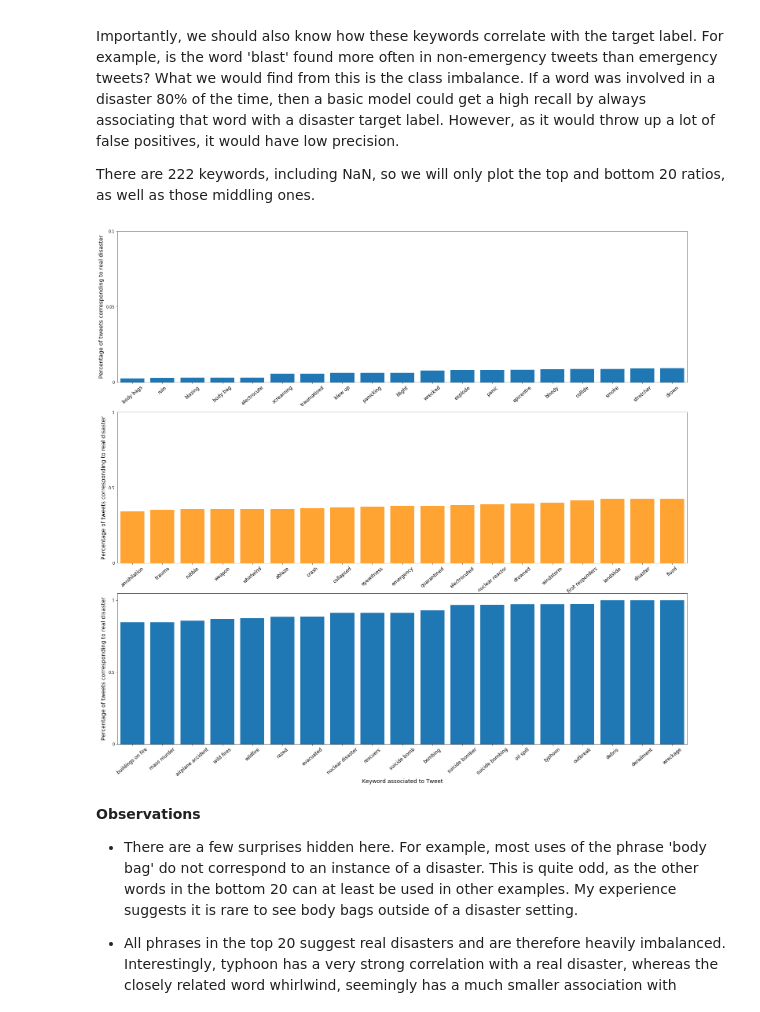
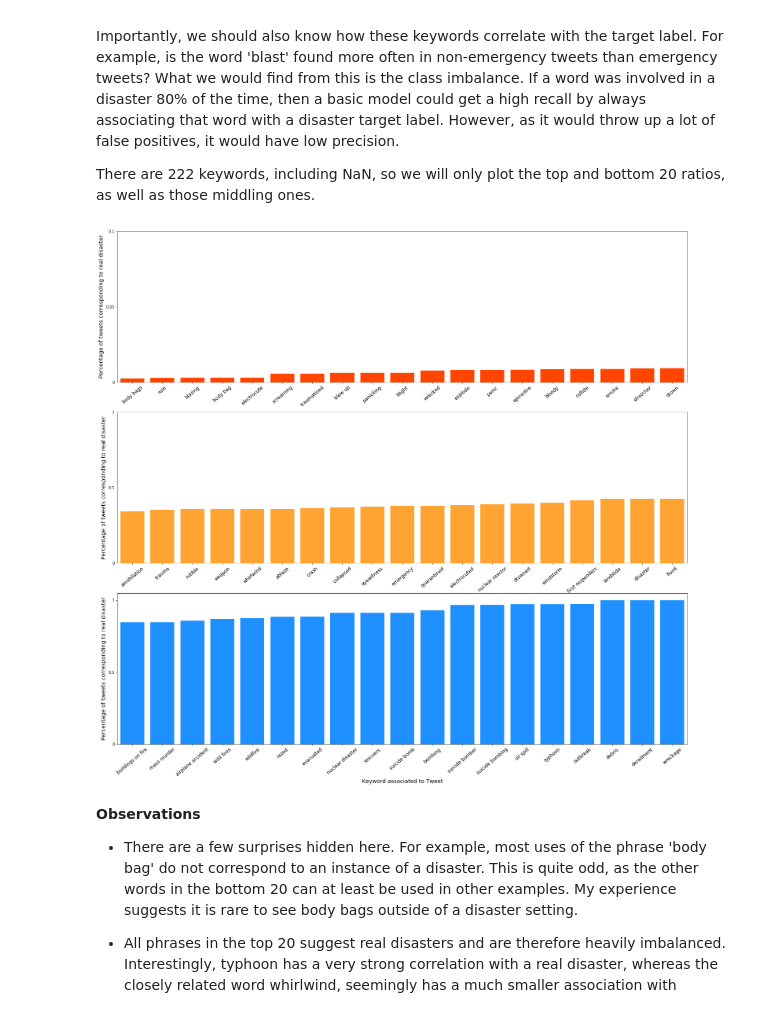
Before and after one commit to erick-hm/DisasterTweetsNLP, a Jupyter notebook: DisasterTweetsNLP_NaiveBayes.ipynb, the cells around one changed output. Drawn from its saved outputs; the diff is of its cells as text; code cells hidden in the pictures.

```diff
--- a/DisasterTweetsNLP_NaiveBayes.ipynb
+++ b/DisasterTweetsNLP_NaiveBayes.ipynb
@@ -53,8 +91,8 @@ tweets['keyword'].unique();
 tweets['location'].unique();
 # %%
 #Previewing some tweets
-print('''This is a preview of the first 5 tweets all of which correspond to real disasters:
+print('''This is a preview of the first 10 tweets, all of which correspond to real disasters:
       ''')
-for i in range(5):
+for i in range(20):
     print(('%d. '+tweets['text'][i]) % i)
 # %% [output]
@@ -144,39 +239,17 @@ tweets['text'] = tweets['text'].map(clean_tweet)
 import string
 
 def whitelisted(text):
-    whitelist = string.ascii_letters + string.digits + ' ' + '\'' + '.'
-    new_s = ''
+    whitelist = string.ascii_letters + string.digits + ' ' + '\'' + '.' + ':' + '$£' #last two for time and money
+    new_str = ''
     for char in text:
         if char in whitelist:
-            new_s += char
+            new_str += char
         else:
-            new_s += ' '
+            new_str += ' '
 
-    return new_s.lower()
+    return new_str.lower()
 
 tweets['text'] = tweets['text'].map(whitelisted)
-
-
-#Removing twitter handles from text - not implemented yet
-def strip_links(text):
-    link_regex    = re.compile('((https?):((//)|(\\\\))+([\w\d:#@%/;$()~_?\+-=\\\.&](#!)?)*)', re.DOTALL)
-    links         = re.findall(link_regex, text)
-    for link in links:
-        text = text.replace(link[0], ', ')
-    return text
-
-def strip_all_entities(text):
-    entity_prefixes = ['@','#']
-    for separator in  string.punctuation:
-        if separator not in entity_prefixes :
-            text = text.replace(separator,' ')
-    words = []
-    for word in text.split():
-        word = word.strip()
-        if word:
-            if word[0] not in entity_prefixes:
-                words.append(word)
-    return ' '.join(words)
 # %% [markdown]
 ## Basic word analysis
 
@@ -220,36 +293,36 @@ middle_20_names = [name.replace('%20',' ') for name in middle_20_names]
 
 
 fig, ax = plt.subplots(figsize=(26,24), nrows = 3)
 
-ax[0].bar([i for i in range(20)],bottom_20)
+ax[0].bar([i for i in range(20)],bottom_20,color='orangered')
 ax[0].set_xticks([i for i in range(20)])
 ax[0].set_xticklabels(bottom_20_names,rotation=40,fontsize=12)
 ax[0].set_yticks([0,0.5,1])
 ax[0].set_yticklabels([0,0.05,0.1])
 ax[0].set_ylabel('Percentage of tweets corresponding to real disaster',fontsize = 14)
 #ax[0].set_xlabel('Keyword associated to Tweet',fontsize = 14)
 ax[0].set_xlim([0.5,19.5])
 
-ax[2].bar([i for i in range(20)],top_20)
+ax[2].bar([i for i in range(20)],top_20,color='dodgerblue')
 ax[2].set_xticks([i for i in range(20)])
 ax[2].set_xticklabels(top_20_names,rotation=40,fontsize=12)
 ax[2].set_yticks([0,0.5,1])
 ax[2].set_yticklabels([0,0.5,1])
 ax[2].set_ylabel('Percentage of tweets corresponding to real disaster',fontsize = 14)
 ax[2].set_xlabel('Keyword associated to Tweet',fontsize = 14)
 ax[2].set_xlim([0.5,19.5])
 
 ax[1].bar([i for i in range(20)],middle_20,alpha=0.8,color='darkorange')
 ax[1].set_xticks([i for i in range(20)])
 ax[1].set_xticklabels(middle_20_names,rotation=40,fontsize=12)
 ax[1].set_yticks([0,0.5,1])
 ax[1].set_yticklabels([0,0.5,1])
 ax[1].set_ylabel('Percentage of tweets corresponding to real disaster',fontsize = 14)
 #ax[1].set_xlabel('Keyword associated to Tweet',fontsize = 14)
 ax[1].set_xlim([0.5,19.5])
 plt.show()
 # %% [output]
-[figure, old version]
+[figure, new version]
 # %%
 #Plot the tweet length distribution
 # %% [markdown]
```
Also changed, not shown: parts of 43 cells of this notebook.
